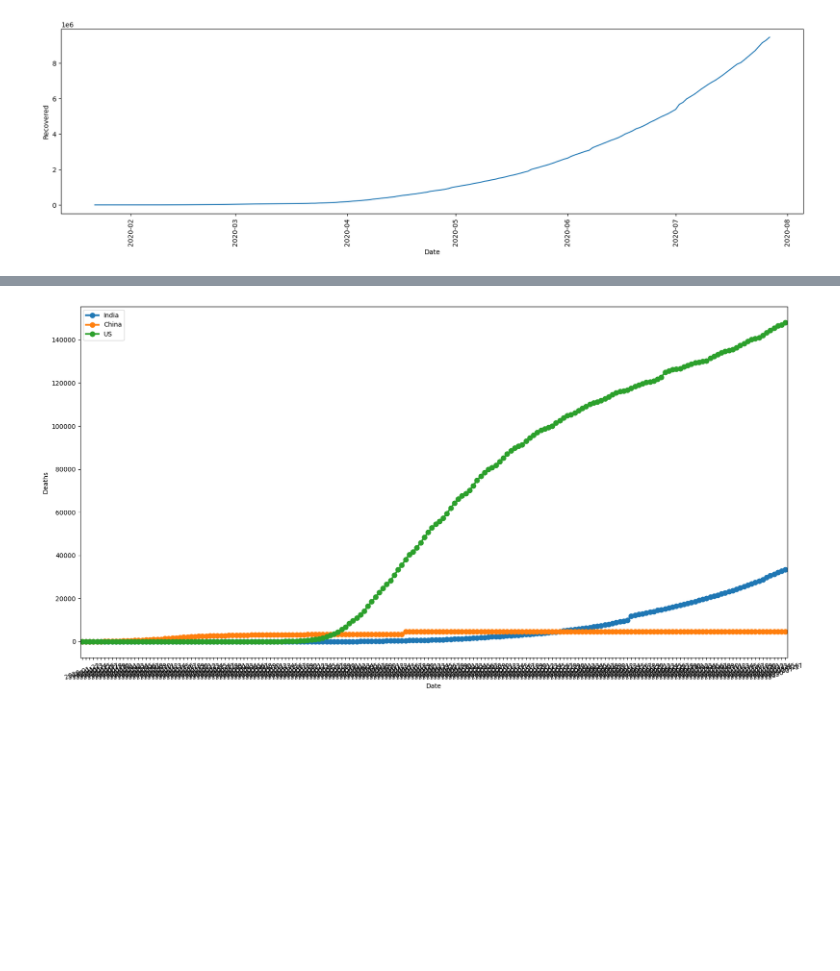
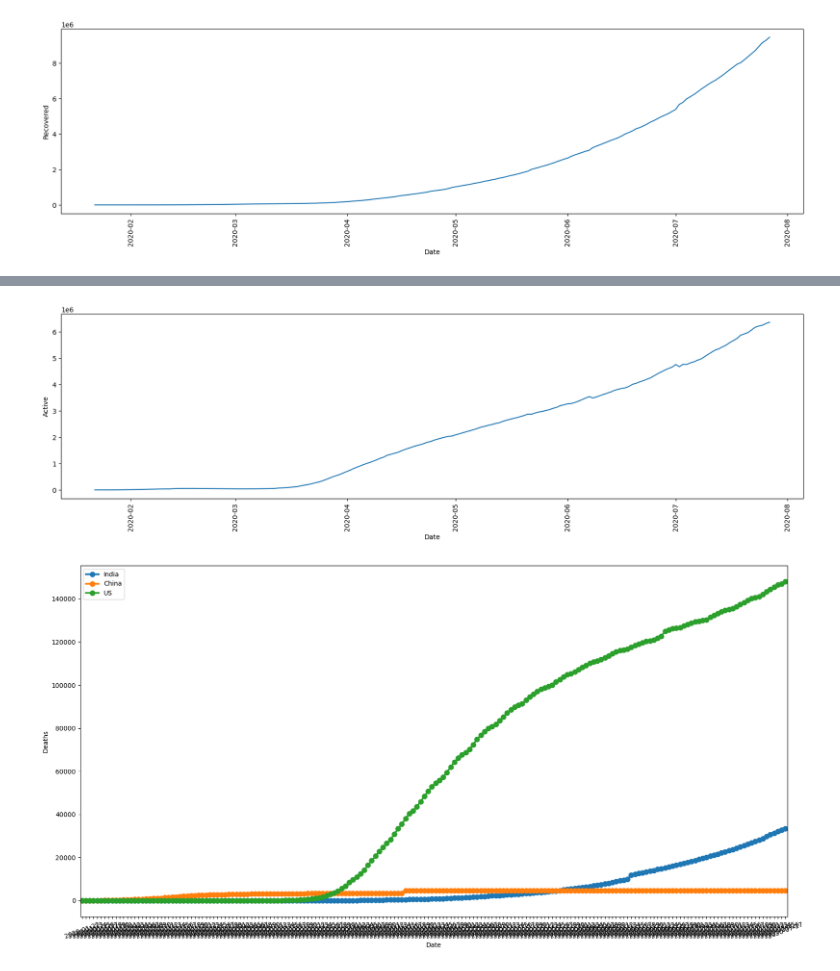
Before and after one commit to Shivauppe/FY2026_January, a Jupyter notebook: Covid19.ipynb, the cells around one changed output, grey strips where cells are left out. Saved outputs shown, nothing was run; the diff lists cells and outputs as text; code cells hidden in the pictures; blank space fills up the shorter version.

```diff
--- a/Covid19.ipynb
+++ b/Covid19.ipynb
@@ -260,3 +260,6 @@ plt.xticks(rotation=90)
 plt.show()
 # %% [output]
 [figure]
+# %%
+Active=data.groupby(by="Date")["Active"].sum().reset_index()
+Active
@@ -263,3 +280,10 @@ plt.show()
+# %%
+plt.figure(figsize=(20,5))
+sns.lineplot(data=Active , x="Date", y="Active")
+plt.xticks(rotation=90)
+plt.show()
+# %% [output]
+[figure, added]
 # %%
 # Top 10 conutries with most Active , Recovered , Confirmed and death cases
 #use bar plot
```
Also changed, not shown: parts of 12 cells of this notebook.
